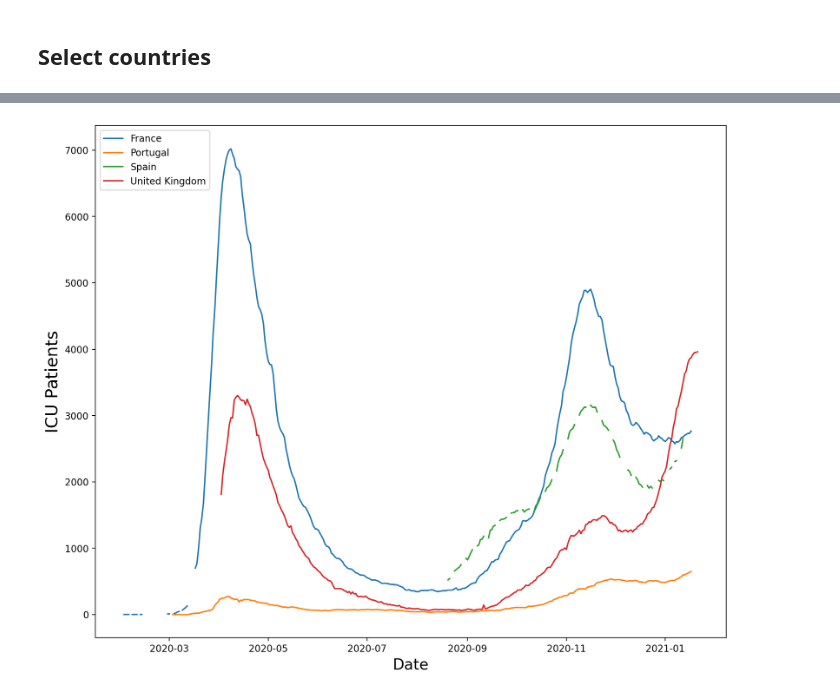
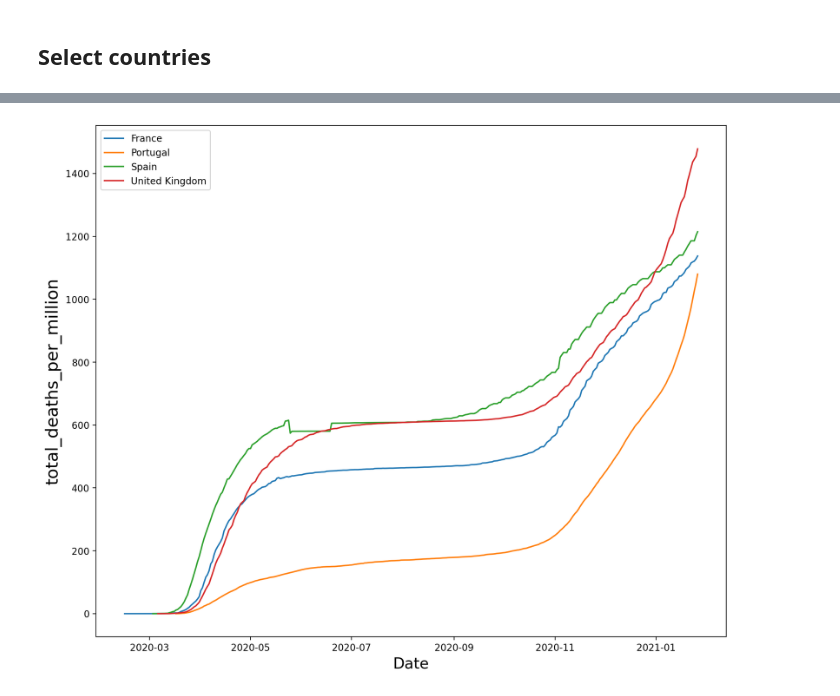
Before and after one commit to simonmoreau/covid-data, a Jupyter notebook: COVID Death.ipynb, the cells around one changed output, grey strips where cells are left out. Drawn from its saved outputs; the diff is of its cells as text; code cells hidden in the pictures.

```diff
--- a/COVID Death.ipynb
+++ b/COVID Death.ipynb
@@ -88,14 +70,0 @@ plt.show()
-# %%
-plt.rcParams['figure.figsize'] = [12, 10]
-plt.rcParams['figure.dpi'] = 200
-
-# fig = plt.figure()
-# fig.suptitle('Death per million', fontsize=15)
-
-for key, grp in covid_data_df.groupby(['location']):
-    plt.plot(grp['date'], grp['new_cases_smoothed_per_million'], label = key)
-
-plt.ylabel('New Cases per million', fontsize=18)
-plt.xlabel('Date', fontsize=16)
-plt.legend(loc="upper left")
-plt.show()
@@ -104,14 +70,0 @@ plt.show()
-# %%
-plt.rcParams['figure.figsize'] = [12, 10]
-plt.rcParams['figure.dpi'] = 200
-
-# fig = plt.figure()
-# fig.suptitle('Death per million', fontsize=15)
-
-for key, grp in covid_data_df.groupby(['location']):
-    plt.plot(grp['date'], grp['hosp_patients_per_million'], label = key)
-
-plt.ylabel('Hospital patients per million', fontsize=18)
-plt.xlabel('Date', fontsize=16)
-plt.legend(loc="upper left")
-plt.show()
@@ -120,16 +71,5 @@ plt.show()
-# %%
-plt.rcParams['figure.figsize'] = [12, 10]
-plt.rcParams['figure.dpi'] = 200
-
-# fig = plt.figure()
-# fig.suptitle('Death per million', fontsize=15)
-
-for key, grp in covid_data_df.groupby(['location']):
-    plt.plot(grp['date'], grp['icu_patients'], label = key)
-
-plt.ylabel('ICU Patients', fontsize=18)
-plt.xlabel('Date', fontsize=16)
-plt.legend(loc="upper left")
-plt.show()
-# %% [output]
-[figure, removed]
+# %%
+column_name = 'total_deaths_per_million'
+plot_serie(column_name)
+# %% [output]
+[figure, added]
```
Also changed, not shown: parts of 8 cells of this notebook.
